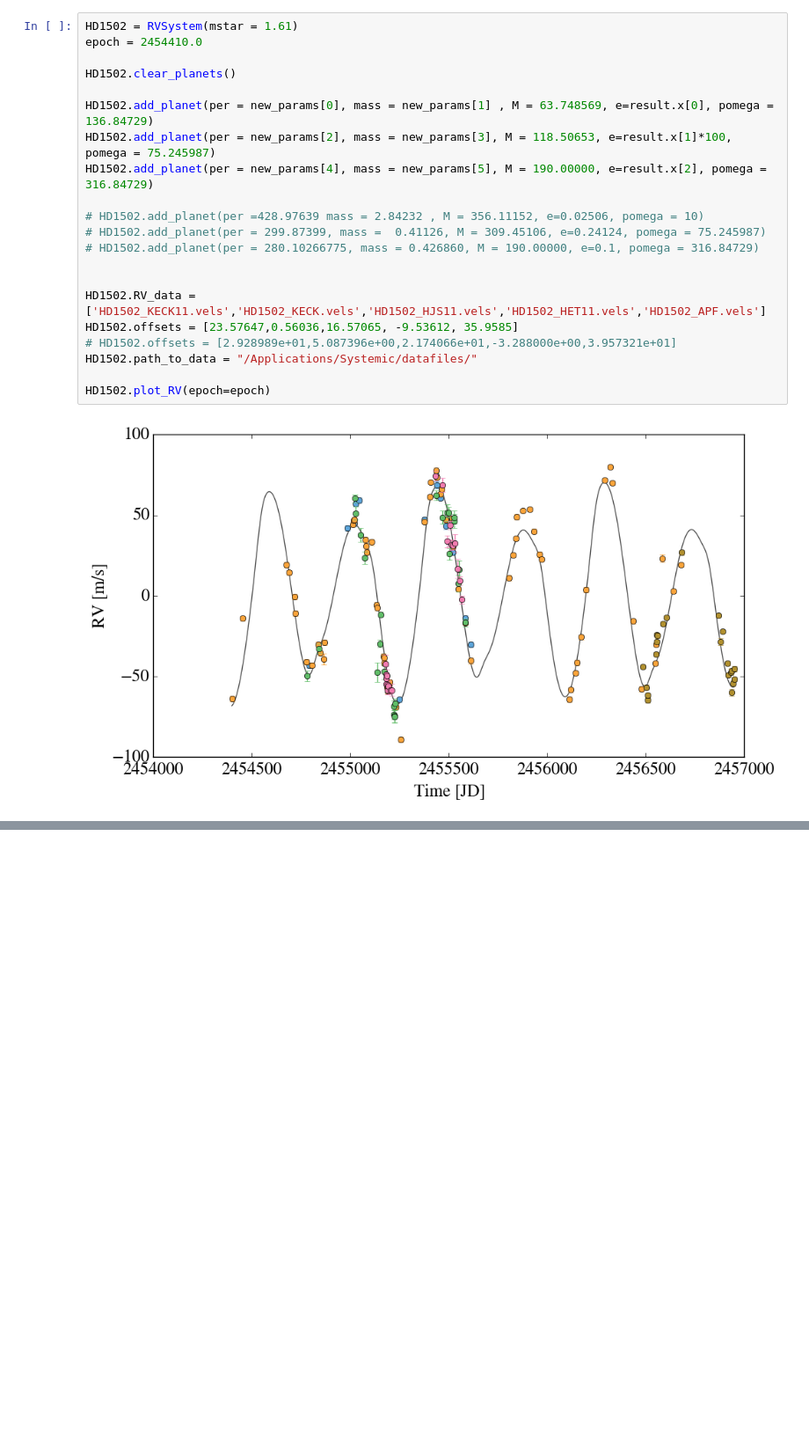
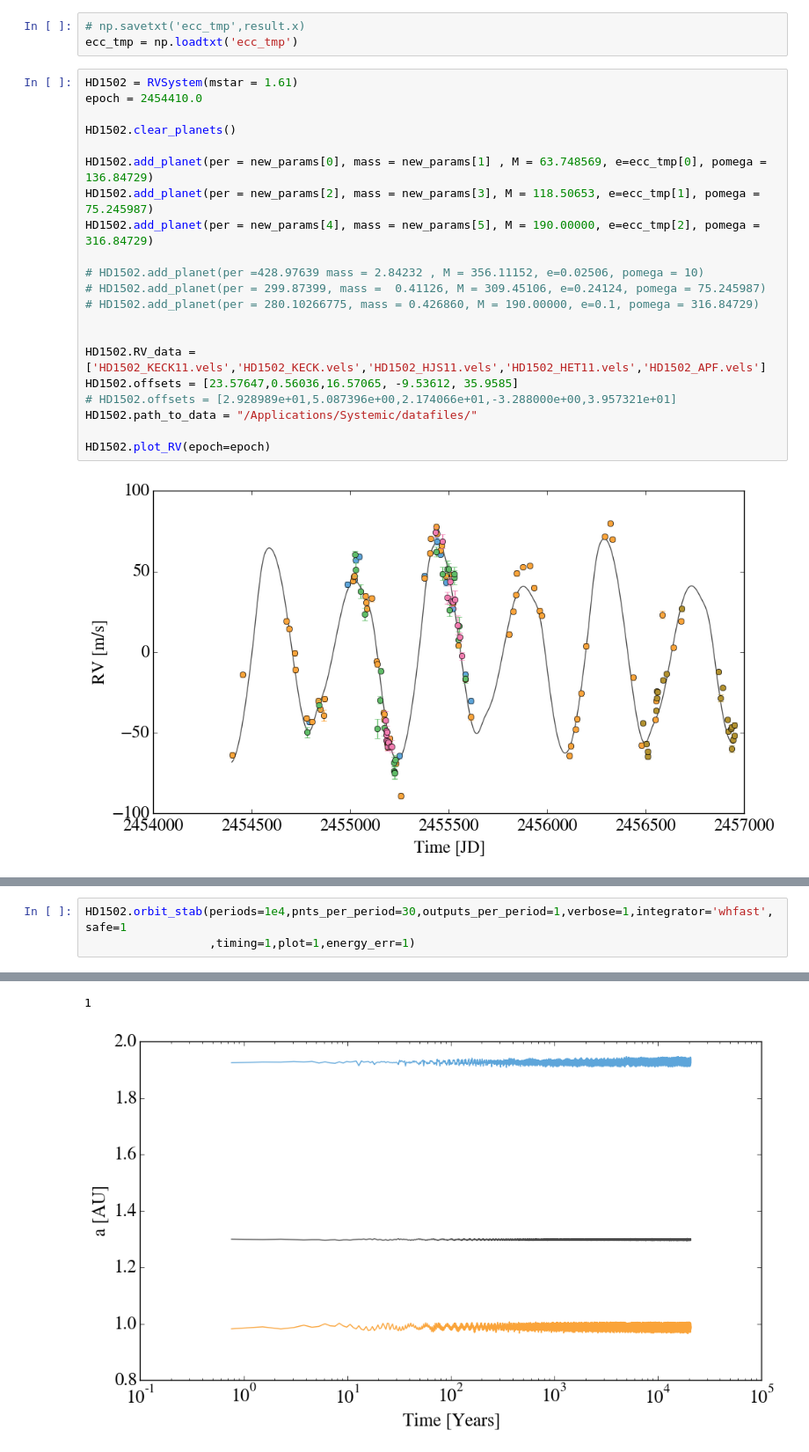
Before and after one commit to nomahen/musical-octo-goggles, a Jupyter notebook: HD1502.ipynb, the cells around one changed output, grey strips where cells are left out. Shown at 88% size. Cells and saved outputs as stored; diff of their text form; blank space fills up the shorter version.

```diff
--- a/HD1502.ipynb
+++ b/HD1502.ipynb
@@ -529,15 +529,18 @@ That took 19.001 seconds
 result.x
 # %% [output]
 array([  1.28708700e-02,   1.00000000e-05,   3.25000000e-01])
+# %%
+# np.savetxt('ecc_tmp',result.x)
+ecc_tmp = np.loadtxt('ecc_tmp')
 # %%
 HD1502 = RVSystem(mstar = 1.61)
 epoch = 2454410.0
 
 HD1502.clear_planets()
 
-HD1502.add_planet(per = new_params[0], mass = new_params[1] , M = 63.748569, e=result.x[0], pomega = 136.84729)
-HD1502.add_planet(per = new_params[2], mass = new_params[3], M = 118.50653, e=result.x[1]*100, pomega = 75.245987)
-HD1502.add_planet(per = new_params[4], mass = new_params[5], M = 190.00000, e=result.x[2], pomega = 316.84729)
+HD1502.add_planet(per = new_params[0], mass = new_params[1] , M = 63.748569, e=ecc_tmp[0], pomega = 136.84729)
+HD1502.add_planet(per = new_params[2], mass = new_params[3], M = 118.50653, e=ecc_tmp[1], pomega = 75.245987)
+HD1502.add_planet(per = new_params[4], mass = new_params[5], M = 190.00000, e=ecc_tmp[2], pomega = 316.84729)
 
 # HD1502.add_planet(per =428.97639 mass = 2.84232 , M = 356.11152, e=0.02506, pomega = 10)
 # HD1502.add_planet(per = 299.87399, mass =  0.41126, M = 309.45106, e=0.24124, pomega = 75.245987)
@@ -554,0 +562,4 @@ HD1502.plot_RV(epoch=epoch)
+# %%
+HD1502.orbit_stab(periods=1e4,pnts_per_period=30,outputs_per_period=1,verbose=1,integrator='whfast',safe=1
+                  ,timing=1,plot=1,energy_err=1)
+# %% [output]
@@ -554,0 +579,2 @@ HD1502.plot_RV(epoch=epoch)
+1
+[figure, added]
```
Also changed, not shown: parts of 53 cells of this notebook, 1 other file.
